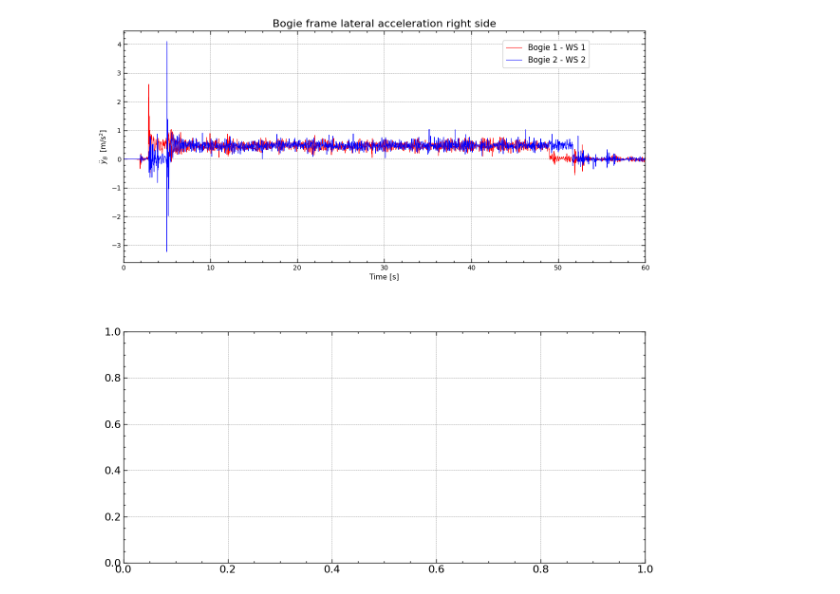
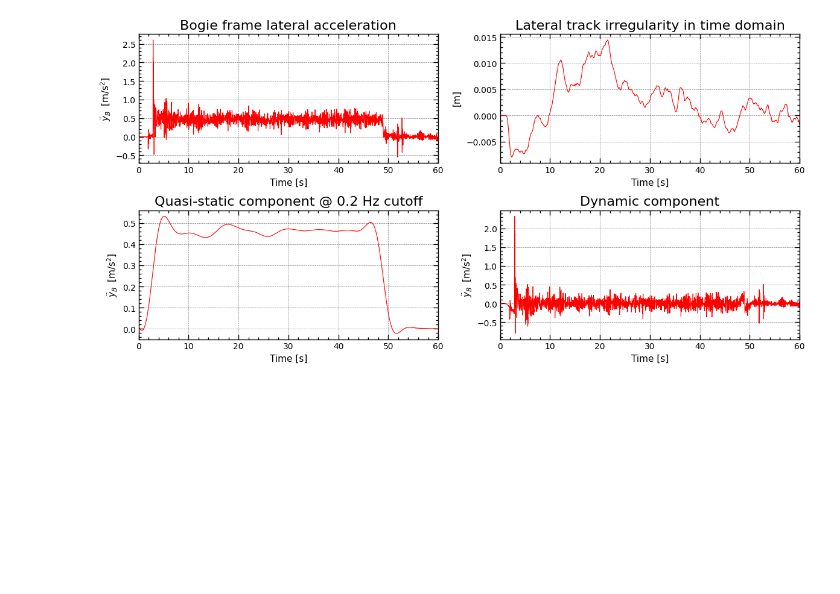
Before and after one commit to dprifer/KTH, a Jupyter notebook: SignalProcessing/Project.ipynb, the cells around one changed output. Drawn from its saved outputs; the diff is of its cells as text; code cells hidden in the pictures; blank space fills up the shorter version.

```diff
--- a/SignalProcessing/Project.ipynb
+++ b/SignalProcessing/Project.ipynb
@@ -11,33 +14,71 @@ with open(cache_filename, 'rb') as file_cache:
     data = pickle.load(file_cache)
 
 key_acc_B1WS1_R_y = 'result__GAccelerometers__RSB1WS1R__Accelerationiny'
-key_acc_B2WS2_R_y = 'result__GAccelerometers__RSB2WS2R__Accelerationiny'
+key_irreg_y_B1WS1 = 'result__SB1__SWS1__RSRWPRight__RSRWPRightPair__yirregLateralrailirregularity'
 
 time = data['time']
 acc_B1WS1_R_y = np.array(data[key_acc_B1WS1_R_y])
-acc_B2WS2_R_y = np.array(data[key_acc_B2WS2_R_y])
+irreg_y_B1_WS1 = np.array(data[key_irreg_y_B1WS1])
 # %%
 # Plotting raw signal
+idx = 0
 plt.style.use(['science', 'notebook', 'grid'])
 matplotlib.rcParams['axes.prop_cycle'] = plt.cycler(
         color=['red', 'blue'] + plt.rcParams['axes.prop_cycle'].by_key()['color'][2:])
 
-fig, axs = plt.subplots(2, 1, figsize=(12, 12))
+fig, axs = plt.subplots(2, 2, figsize=(12, 6))
 
-# Bogie 1 - WS 1
-axs.ravel()[0].plot(time, acc_B1WS1_R_y, label='Bogie 1 - WS 1', lw=0.8)
-axs.ravel()[0].plot(time, acc_B2WS2_R_y, label='Bogie 2 - WS 2', lw=0.8)
-axs.ravel()[0].set_xlabel(r'Time [s]', fontsize=11)
-axs.ravel()[0].set_ylabel(r'$\ddot{y}_{B} \; \; \mathrm{[m/s^2]}$', fontsize=11)
-axs.ravel()[0].set_title(f'Bogie frame lateral acceleration right side')
-axs.ravel()[0].set_xlim(0, 60)
-axs.ravel()[0].tick_params(axis='both', labelsize=10)
-axs.ravel()[0].legend(loc='center right', bbox_to_anchor=(0.9, 0.9), fontsize=12, ncol=1)
+axs.ravel()[idx].plot(time, acc_B1WS1_R_y, label='Bogie 1 - WS 1', lw=0.8)
+axs.ravel()[idx].set_xlabel(r'Time [s]', fontsize=11)
+axs.ravel()[idx].set_ylabel(r'$\ddot{y}_{B} \; \; \mathrm{[m/s^2]}$', fontsize=11)
+axs.ravel()[idx].set_title(f'Bogie frame lateral acceleration')
+axs.ravel()[idx].set_xlim(0, 60)
+axs.ravel()[idx].tick_params(axis='both', labelsize=10)
+# axs.ravel()[idx].legend(loc='upper right', bbox_to_anchor=(1, 0.95), fontsize=10, ncol=1)
 
 
+# Plotting quasi-static component
+idx = 2
+cutoff_f = 0.2  # Hz
+normalized_cutoff = cutoff_f / (0.5 * 250)
+[b, a] = butter(4, normalized_cutoff, btype='low', analog=False)
+QS_acc_B1WS1_R_y = filtfilt(b, a, acc_B1WS1_R_y)
+
+axs.ravel()[idx].plot(time, QS_acc_B1WS1_R_y, label='Bogie 1 - WS 1', lw=0.8)
+axs.ravel()[idx].set_xlabel(r'Time [s]', fontsize=11)
+axs.ravel()[idx].set_ylabel(r'$\ddot{y}_{B} \; \; \mathrm{[m/s^2]}$', fontsize=11)
+axs.ravel()[idx].set_title(f'Quasi-static component @ {cutoff_f} Hz cutoff')
+axs.ravel()[idx].set_xlim(0, 60)
+axs.ravel()[idx].tick_params(axis='both', labelsize=10)
+# axs.ravel()[idx].legend(loc='upper right', bbox_to_anchor=(1, 0.95), fontsize=10, ncol=1)
+
+
+# Plotting just the dynamic component
+idx = 3
+DYN_acc_B1WS1_R_y = acc_B1WS1_R_y - QS_acc_B1WS1_R_y
+
+axs.ravel()[idx].plot(time, DYN_acc_B1WS1_R_y, label='Bogie 1 - WS 1', lw=0.8)
+axs.ravel()[idx].set_xlabel(r'Time [s]', fontsize=11)
+axs.ravel()[idx].set_ylabel(r'$\ddot{y}_{B} \; \; \mathrm{[m/s^2]}$', fontsize=11)
+axs.ravel()[idx].set_title(f'Dynamic component')
+axs.ravel()[idx].set_xlim(0, 60)
+axs.ravel()[idx].tick_params(axis='both', labelsize=10)
+# axs.ravel()[idx].legend(loc='upper right', bbox_to_anchor=(1, 0.95), fontsize=10, ncol=1)
+
+
+# Plotting irregularity
+idx = 1
+axs.ravel()[idx].plot(time, irreg_y_B1_WS1, label='Bogie 1 - WS 1', lw=0.8)
+axs.ravel()[idx].set_xlabel(r'Time [s]', fontsize=11)
+axs.ravel()[idx].set_ylabel(r'$\mathrm{[m]}$', fontsize=11)
+axs.ravel()[idx].set_title(f'Lateral track irregularity in time domain')
+axs.ravel()[idx].set_xlim(0, 60)
+axs.ravel()[idx].tick_params(axis='both', labelsize=10)
+# axs.ravel()[idx].legend(loc='upper right', bbox_to_anchor=(1, 0.95), fontsize=10, ncol=1)
+
 plt.tight_layout()  # Adjust spacing between subplots
-plt.subplots_adjust(hspace=0.3)  # Increase vertical space
+# plt.subplots_adjust(hspace=0.3)  # Increase vertical space
 
 plt.show()
 # %% [output]
-[figure, old version]
+[figure, new version]
```
Also changed, not shown: parts of 13 cells of this notebook.
